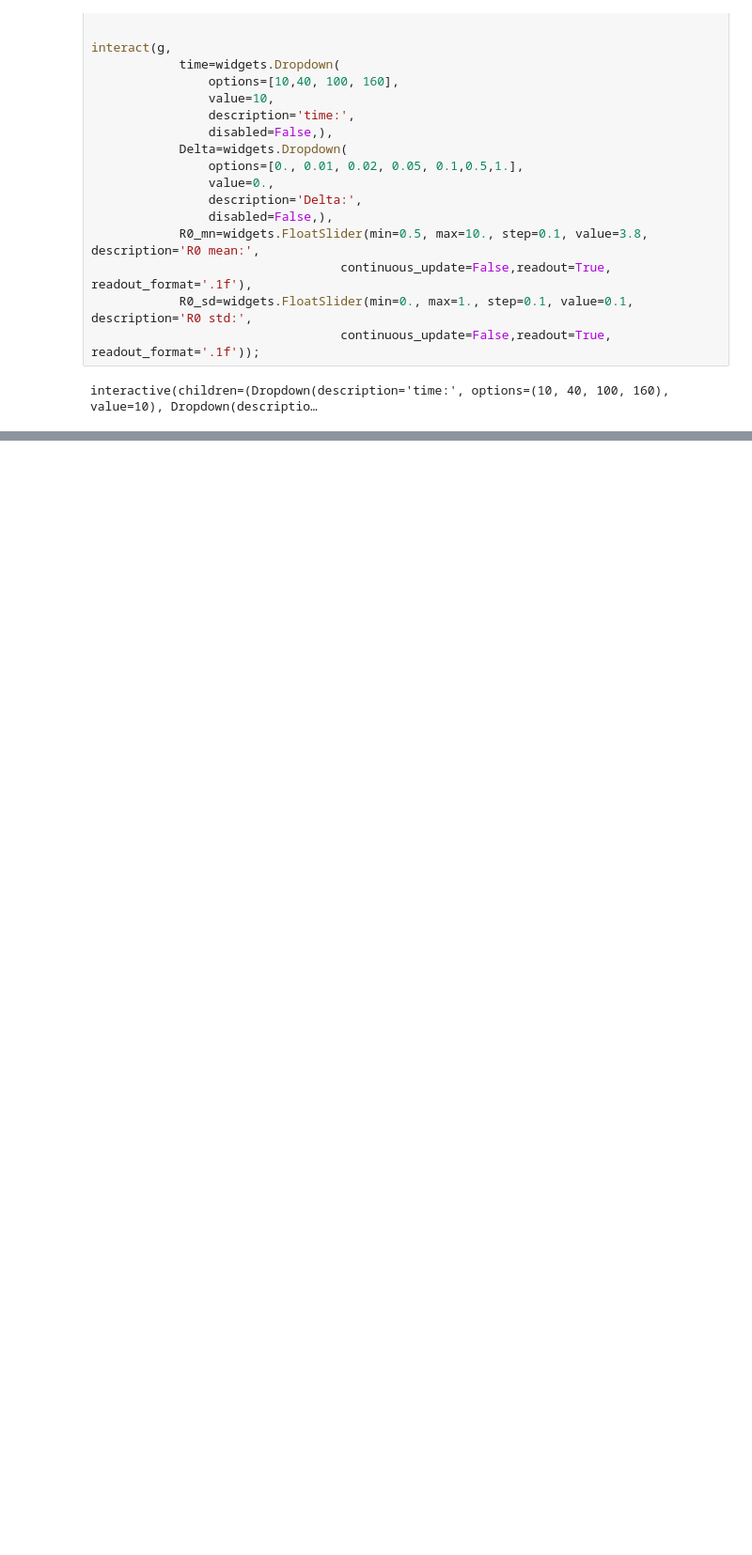
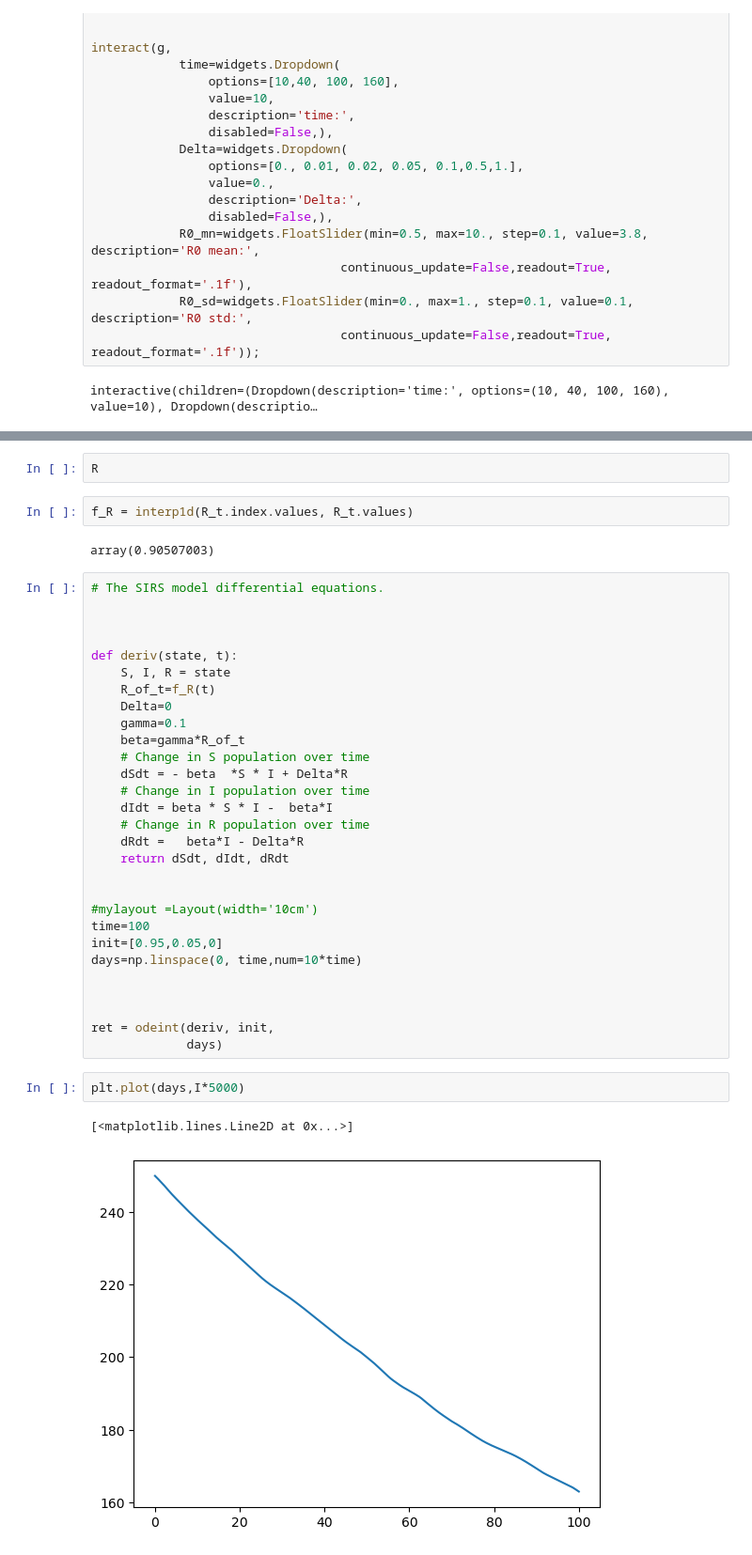
Before and after one commit to galendal/model_prepare, a Jupyter notebook: modelling_demo.ipynb, the cells around one changed output, grey strips where cells are left out. Shown: that part at 94% size. Cells and saved outputs as stored; diff of their text form; blank space fills up the shorter version.

```diff
--- a/modelling_demo.ipynb
+++ b/modelling_demo.ipynb
@@ -397,0 +439,40 @@ interactive(children=(Dropdown(description='time:', options=(10, 40, 100, 160),
+# %%
+R
+# %%
+f_R = interp1d(R_t.index.values, R_t.values)
+# %% [output]
+array(0.90507003)
+# %%
+# The SIRS model differential equations.
+
+
+
+def deriv(state, t):
+    S, I, R = state
+    R_of_t=f_R(t)
+    Delta=0
+    gamma=0.1
+    beta=gamma*R_of_t
+    # Change in S population over time
+    dSdt = - beta  *S * I + Delta*R
+    # Change in I population over time
+    dIdt = beta * S * I -  beta*I
+    # Change in R population over time
+    dRdt =   beta*I - Delta*R
+    return dSdt, dIdt, dRdt
+
+
+#mylayout =Layout(width='10cm')
+time=100
+init=[0.95,0.05,0]
+days=np.linspace(0, time,num=10*time)
+
+
+
+ret = odeint(deriv, init,
+             days)
+# %%
+plt.plot(days,I*5000)
+# %% [output]
+[<matplotlib.lines.Line2D at 0x...>]
+[figure, added]
```
Also changed, not shown: parts of 5 cells of this notebook, 3 other files.
